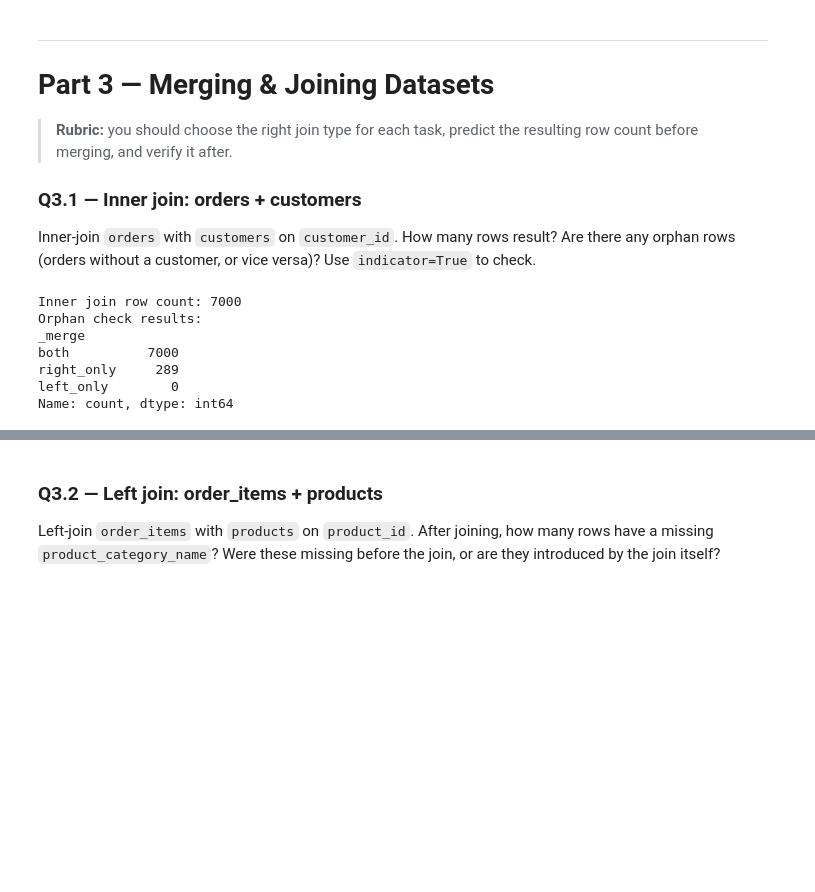
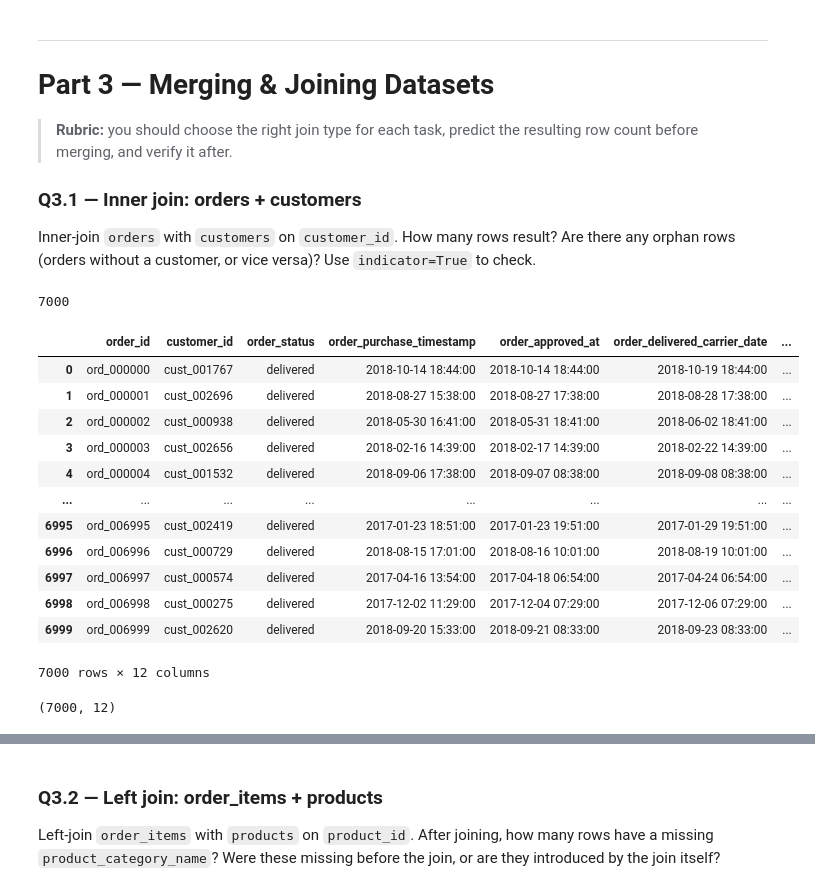
Before and after one commit to SumanSudo/DSML, a Jupyter notebook: Day4/Assignment/Pandas_Sales_Assignment.ipynb, the cells around one changed output, grey strips where cells are left out. Saved outputs shown, nothing was run; the diff lists cells and outputs as text; code cells hidden in the pictures; blank space fills up the shorter version.

```diff
--- a/Day4/Assignment/Pandas_Sales_Assignment.ipynb
+++ b/Day4/Assignment/Pandas_Sales_Assignment.ipynb
@@ -760,17 +760,29 @@ Name: review_score, dtype: float64
 ### Q3.1 — Inner join: orders + customers
 Inner-join `orders` with `customers` on `customer_id`. How many rows result? Are there any orphan rows (orders without a customer, or vice versa)? Use `indicator=True` to check.
 # %%
-# Inner join orders and customers
-orders_cust_inner = pd.merge(orders, customers, on='customer_id', how='inner')                 # Inner join orders and customers
-print(f"Inner join row count: {orders_cust_inner.shape[0]}")                                   # Print inner join row count
-orders_cust_outer = pd.merge(orders, customers, on='customer_id', how='outer', indicator=True) # Outer join with merge indicator
-print("Orphan check results:")                                                                 # Label output section
-print(orders_cust_outer['_merge'].value_counts())                                              # Print merge result distribution
+predicted_rows = len(orders)
+predicted_rows
 # %% [output]
-Inner join row count: 7000
-Orphan check results:
-_merge
-both          7000
-right_only     289
-left_only        0
-Name: count, dtype: int64
+7000
+# %%
+# inner join order and customer
+order_cust_inner = pd.merge(orders, customers, on="customer_id", how="inner")
+order_cust_inner
+# %% [output]
+|  | order_id | customer_id | order_status | order_purchase_timestamp | order_approved_at | order_delivered_carrier_date | ... |
+| 0 | ord_000000 | cust_001767 | delivered | 2018-10-14 18:44:00 | 2018-10-14 18:44:00 | 2018-10-19 18:44:00 | ... |
+| 1 | ord_000001 | cust_002696 | delivered | 2018-08-27 15:38:00 | 2018-08-27 17:38:00 | 2018-08-28 17:38:00 | ... |
+| 2 | ord_000002 | cust_000938 | delivered | 2018-05-30 16:41:00 | 2018-05-31 18:41:00 | 2018-06-02 18:41:00 | ... |
+| 3 | ord_000003 | cust_002656 | delivered | 2018-02-16 14:39:00 | 2018-02-17 14:39:00 | 2018-02-22 14:39:00 | ... |
+| 4 | ord_000004 | cust_001532 | delivered | 2018-09-06 17:38:00 | 2018-09-07 08:38:00 | 2018-09-08 08:38:00 | ... |
+| ... | ... | ... | ... | ... | ... | ... | ... |
+| 6995 | ord_006995 | cust_002419 | delivered | 2017-01-23 18:51:00 | 2017-01-23 19:51:00 | 2017-01-29 19:51:00 | ... |
+| 6996 | ord_006996 | cust_000729 | delivered | 2018-08-15 17:01:00 | 2018-08-16 10:01:00 | 2018-08-19 10:01:00 | ... |
+| 6997 | ord_006997 | cust_000574 | delivered | 2017-04-16 13:54:00 | 2017-04-18 06:54:00 | 2017-04-24 06:54:00 | ... |
+| 6998 | ord_006998 | cust_000275 | delivered | 2017-12-02 11:29:00 | 2017-12-04 07:29:00 | 2017-12-06 07:29:00 | ... |
+| 6999 | ord_006999 | cust_002620 | delivered | 2018-09-20 15:33:00 | 2018-09-21 08:33:00 | 2018-09-23 08:33:00 | ... |
+7000 rows × 12 columns
+# %%
+order_cust_inner.shape
+# %% [output]
+(7000, 12)
```
Also changed, not shown: parts of 30 cells of this notebook.
